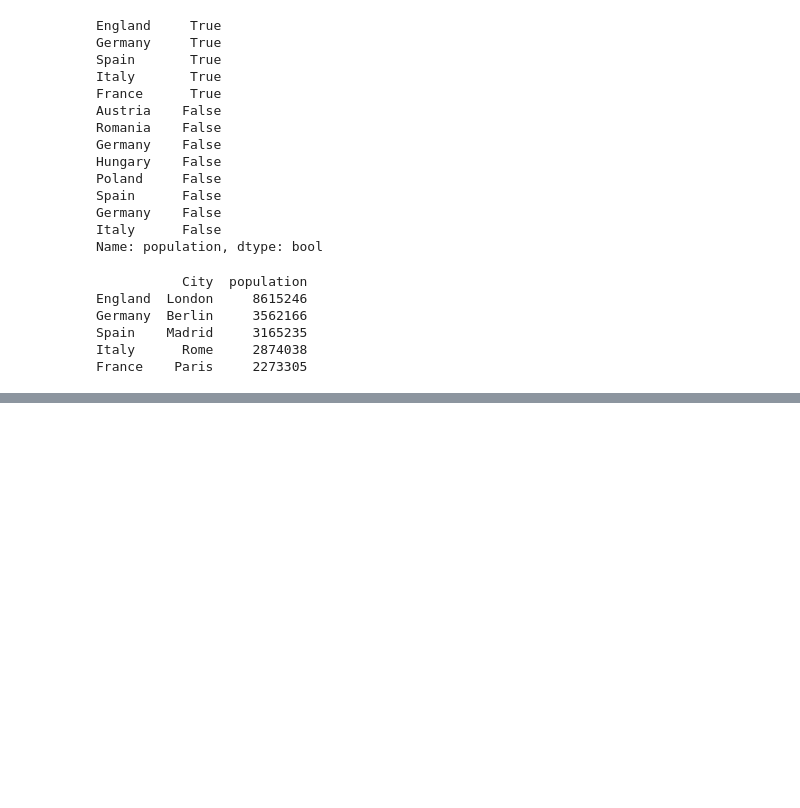
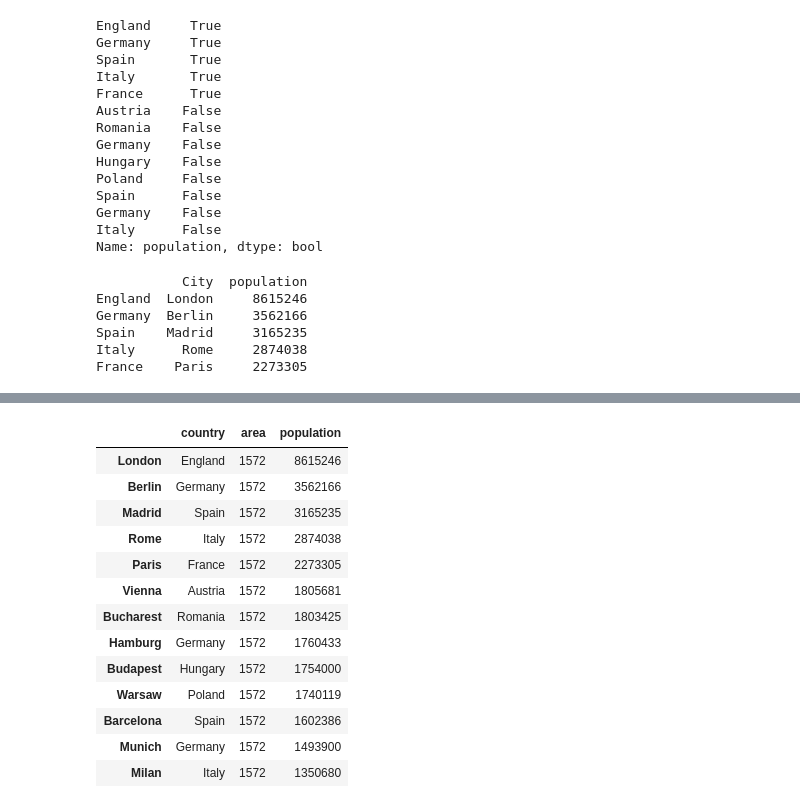
Before and after one commit to alfred-ojuku/Pandas-Tutorials-for-Data-Analysis, a Jupyter notebook: Pandas.ipynb, the cells around one changed output, grey strips where cells are left out. Saved outputs shown, nothing was run; the diff lists cells and outputs as text; code cells hidden in the pictures; blank space fills up the shorter version.

```diff
--- a/Pandas.ipynb
+++ b/Pandas.ipynb
@@ -495,0 +799,18 @@ France    Paris     2273305
+# %%
+city_frame.area =1572
+city_frame
+# %% [output]
+|  | country | area | population |
+| London | England | 1572 | 8615246 |
+| Berlin | Germany | 1572 | 3562166 |
+| Madrid | Spain | 1572 | 3165235 |
+| Rome | Italy | 1572 | 2874038 |
+| Paris | France | 1572 | 2273305 |
+| Vienna | Austria | 1572 | 1805681 |
+| Bucharest | Romania | 1572 | 1803425 |
+| Hamburg | Germany | 1572 | 1760433 |
+| Budapest | Hungary | 1572 | 1754000 |
+| Warsaw | Poland | 1572 | 1740119 |
+| Barcelona | Spain | 1572 | 1602386 |
+| Munich | Germany | 1572 | 1493900 |
+| Milan | Italy | 1572 | 1350680 |
```
Also changed, not shown: parts of 43 cells of this notebook.
